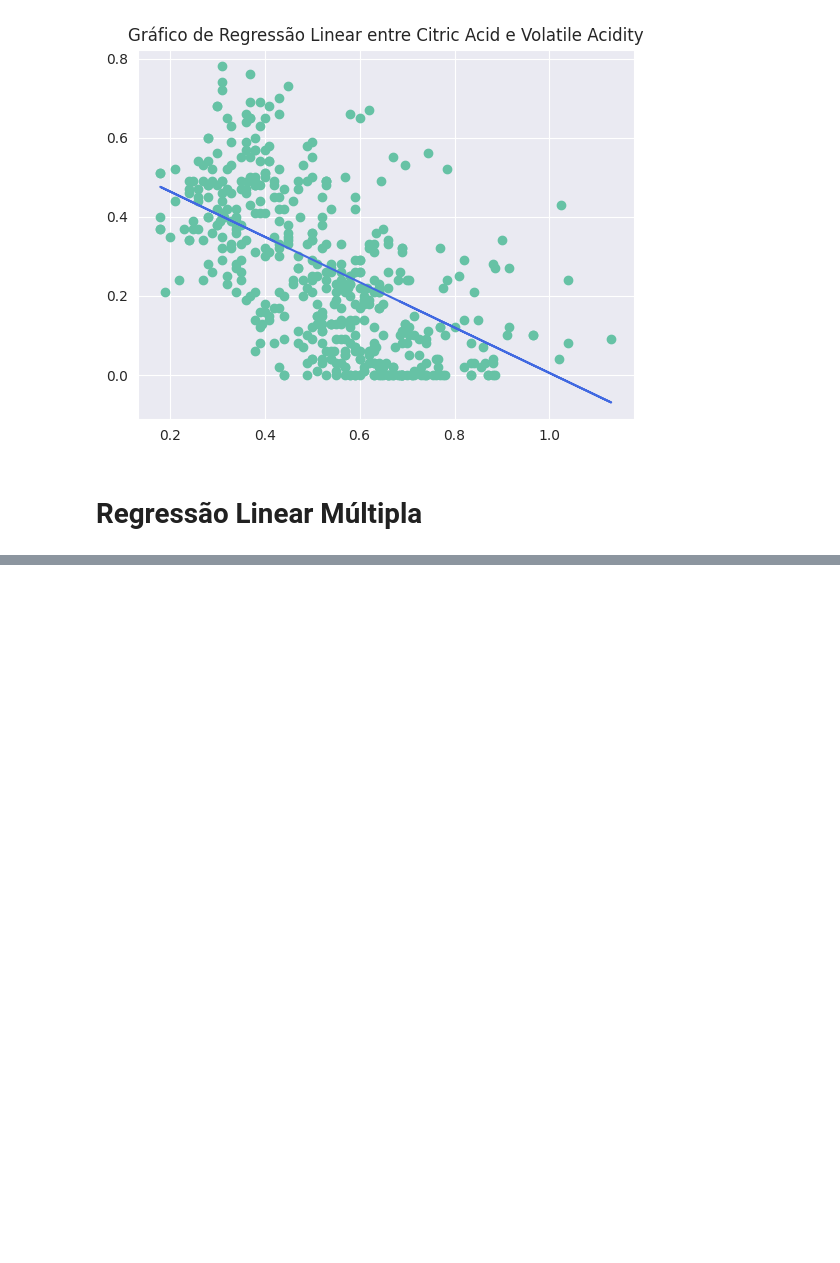
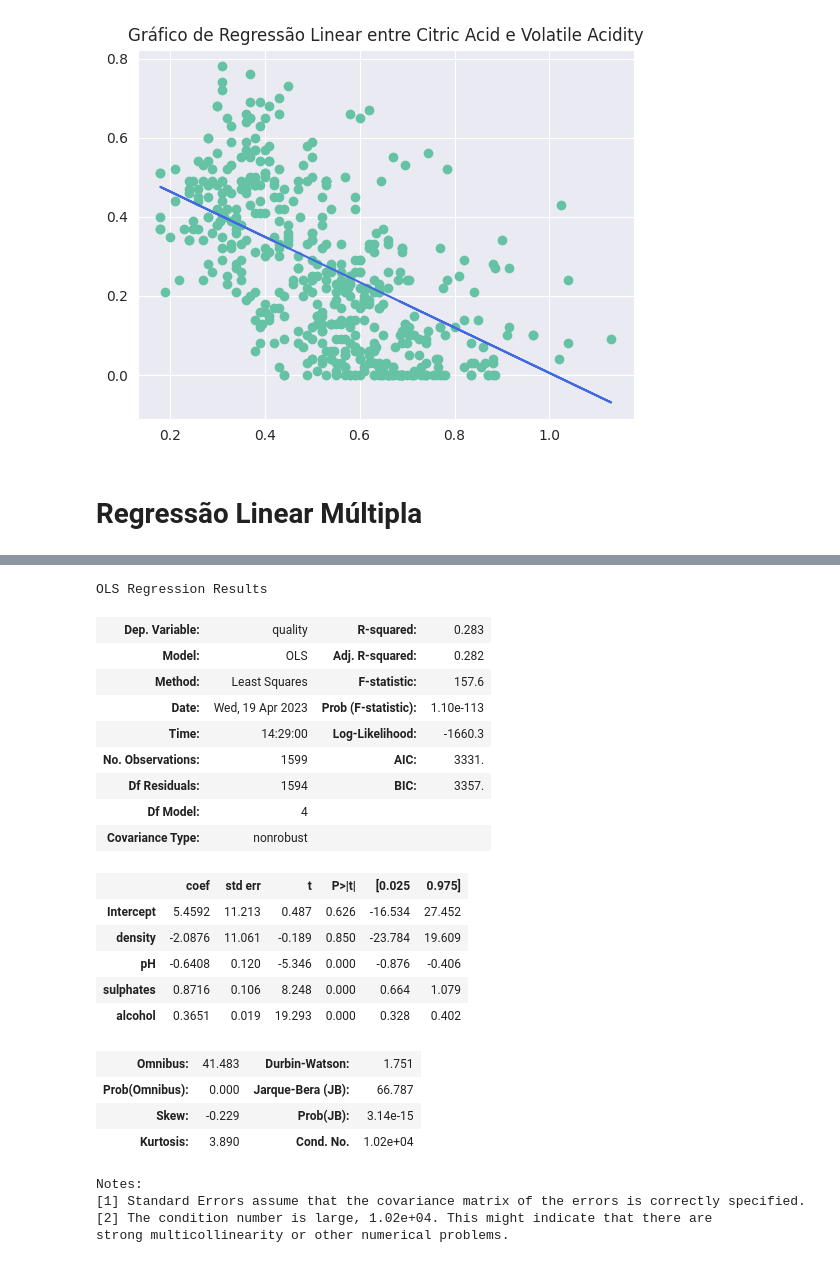
Before and after one commit to Massato01/CalculoNumericoRegressaoLinearVinho, a Jupyter notebook: ProjetoCalculoNumerico.ipynb, the cells around one changed output, grey strips where cells are left out. Drawn from its saved outputs; the diff is of its cells as text; code cells hidden in the pictures; blank space fills up the shorter version.

```diff
--- a/ProjetoCalculoNumerico.ipynb
+++ b/ProjetoCalculoNumerico.ipynb
@@ -401,0 +477,31 @@ Coeficiente de Correlação: -0.55]
+# %%
+modelo_multipla_ajustado = sm.ols(formula = 'quality ~ density + pH + sulphates + alcohol', data = df_wine)
+
+modelo_multipla_treinado = modelo_multipla_ajustado.fit()
+
+modelo_multipla_treinado.summary()
+# %% [output]
+OLS Regression Results
+| Dep. Variable: | quality | R-squared: | 0.283 |
+| Model: | OLS | Adj. R-squared: | 0.282 |
+| Method: | Least Squares | F-statistic: | 157.6 |
+| Date: | Wed, 19 Apr 2023 | Prob (F-statistic): | 1.10e-113 |
+| Time: | 14:29:00 | Log-Likelihood: | -1660.3 |
+| No. Observations: | 1599 | AIC: | 3331. |
+| Df Residuals: | 1594 | BIC: | 3357. |
+| Df Model: | 4 |  |  |
+| Covariance Type: | nonrobust |  |  |
+|  | coef | std err | t | P>|t| | [0.025 | 0.975] |
+| Intercept | 5.4592 | 11.213 | 0.487 | 0.626 | -16.534 | 27.452 |
+| density | -2.0876 | 11.061 | -0.189 | 0.850 | -23.784 | 19.609 |
+| pH | -0.6408 | 0.120 | -5.346 | 0.000 | -0.876 | -0.406 |
+| sulphates | 0.8716 | 0.106 | 8.248 | 0.000 | 0.664 | 1.079 |
+| alcohol | 0.3651 | 0.019 | 19.293 | 0.000 | 0.328 | 0.402 |
+| Omnibus: | 41.483 | Durbin-Watson: | 1.751 |
+| Prob(Omnibus): | 0.000 | Jarque-Bera (JB): | 66.787 |
+| Skew: | -0.229 | Prob(JB): | 3.14e-15 |
+| Kurtosis: | 3.890 | Cond. No. | 1.02e+04 |
+Notes:
+[1] Standard Errors assume that the covariance matrix of the errors is correctly specified.
+[2] The condition number is large, 1.02e+04. This might indicate that there are
+strong multicollinearity or other numerical problems.
```
Also changed, not shown: parts of 13 cells of this notebook.
